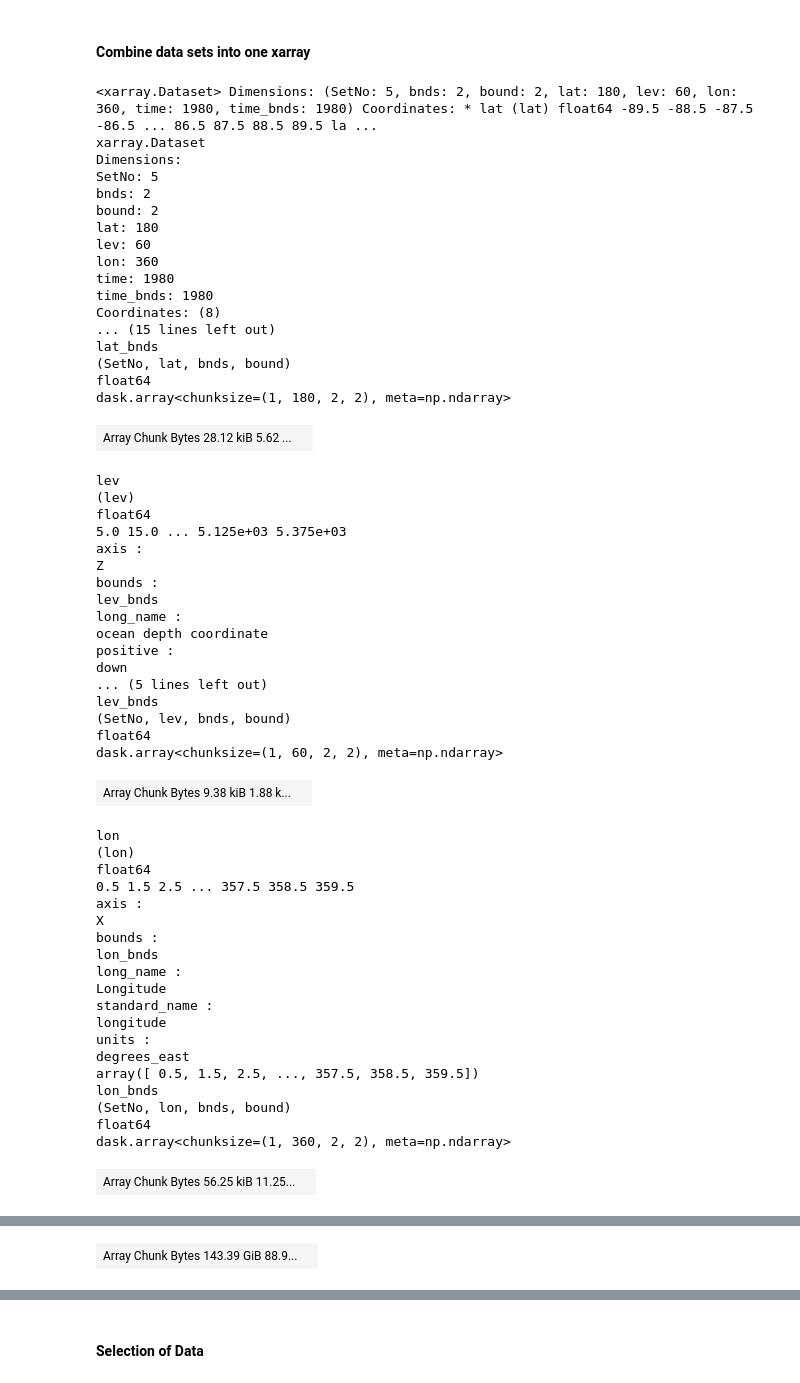
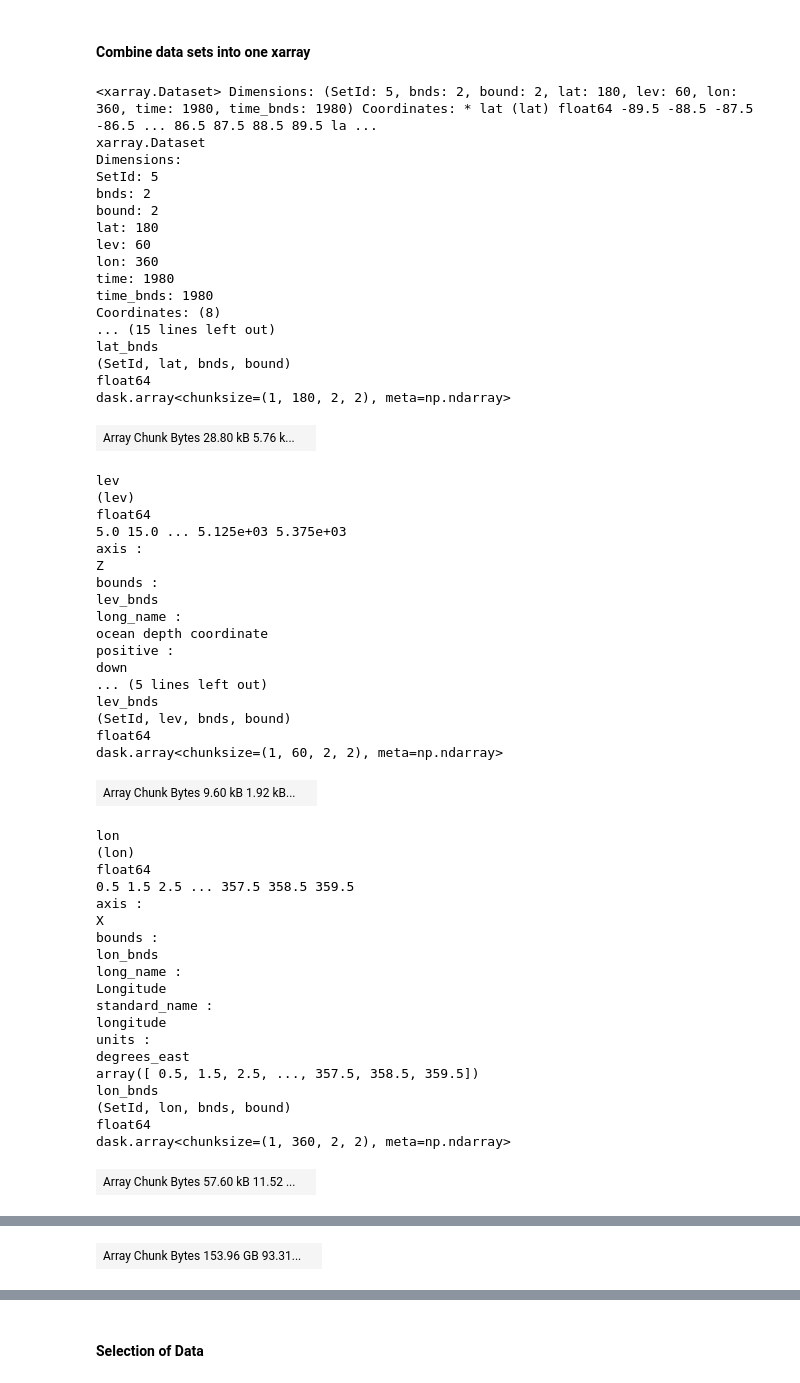
Before and after one commit to el1247/BAS_AI4ER_SAM, a Jupyter notebook: notebooks/exploratory/1.0_el_ESM3Analysis.ipynb, the cells around one changed output, grey strips where cells are left out. Drawn from its saved outputs; the diff is of its cells as text; code cells hidden in the pictures.

```diff
--- a/notebooks/exploratory/1.0_el_ESM3Analysis.ipynb
+++ b/notebooks/exploratory/1.0_el_ESM3Analysis.ipynb
@@ -5,0 +6,9 @@ The purpose of this notebook is to access the CMIP6 data sets and present the ES
+# %%
+variableId = 'thetao'
+experimentId = 'historical'
+sourceID = 'E3SM-1-0'
+
+startTimeFull = '1850-01-16' #Start of full data set, included
+endTimeFull = '2015-01-16' #End of full data set, excluded
+latSel = slice(-89.5,-29.5) #Selected latitude to be investigated
+dateS = '1950-01'
@@ -18,7 +30,7 @@ df = pd.read_csv('https://storage.googleapis.com/cmip6/cmip6-zarr-consolidated-s
 #### Filtering for relevant data sets
 ESM3 data sets
 # %%
-dfFilt = df[df.variable_id.eq('thetao') & df.experiment_id.eq('historical') & df.source_id.eq('E3SM-1-0')]
+dfFilt = df[df.variable_id.eq(variableId) & df.experiment_id.eq(experimentId) & df.source_id.eq(sourceID)]
 print(str(len(dfFilt))+" datasets found.")
 dfFilt
 # %% [output]
@@ -63,29 +75,29 @@ dataArea = dsArea.areacello
 #### Combine data sets into one xarray
 # %%
 for i in range(fileCount):
-    fileSetList[i]['time']=('time',np.arange('1850-01-16','2015-01-16',dtype='datetime64[M]'))
-    fileSetList[i]['time_bnds']=('time_bnds',np.arange('1850-01-16','2015-01-16',dtype='datetime64[M]'))
-fileSet = xr.combine_nested(fileSetList, concat_dim='SetNo')
+    fileSetList[i]['time']=('time',np.arange(startTimeFull,endTimeFull,dtype='datetime64[M]'))
+    fileSetList[i]['time_bnds']=('time_bnds',np.arange(startTimeFull,endTimeFull ,dtype='datetime64[M]'))
+fileSet = xr.combine_nested(fileSetList, concat_dim='SetId')
 fileSet
 # %% [output]
-<xarray.Dataset> Dimensions: (SetNo: 5, bnds: 2, bound: 2, lat: 180, lev: 60, lon: 360, time: 1980, time_bnds: 1980) Coordinates: * lat (lat) float64 -89.5 -88.5 -87.5 -86.5 ... 86.5 87.5 88.5 89.5 la ...
+<xarray.Dataset> Dimensions: (SetId: 5, bnds: 2, bound: 2, lat: 180, lev: 60, lon: 360, time: 1980, time_bnds: 1980) Coordinates: * lat (lat) float64 -89.5 -88.5 -87.5 -86.5 ... 86.5 87.5 88.5 89.5 la ...
 xarray.Dataset
 Dimensions:
-SetNo: 5
+SetId: 5
 bnds: 2
 bound: 2
 lat: 180
 lev: 60
 lon: 360
 time: 1980
 time_bnds: 1980
 Coordinates: (8)
 ... (15 lines left out)
 lat_bnds
-(SetNo, lat, bnds, bound)
+(SetId, lat, bnds, bound)
 float64
 dask.array<chunksize=(1, 180, 2, 2), meta=np.ndarray>
-| Array Chunk Bytes 28.12 kiB 5.62 ... |  |
+| Array Chunk Bytes 28.80 kB 5.76 k... |  |
 lev
 (lev)
 float64
@@ -100,10 +112,10 @@ positive :
 down
 ... (5 lines left out)
 lev_bnds
-(SetNo, lev, bnds, bound)
+(SetId, lev, bnds, bound)
 float64
 dask.array<chunksize=(1, 60, 2, 2), meta=np.ndarray>
-| Array Chunk Bytes 9.38 kiB 1.88 k... |  |
+| Array Chunk Bytes 9.60 kB 1.92 kB... |  |
 lon
 (lon)
 float64
@@ -120,10 +132,10 @@ units :
 degrees_east
 array([ 0.5, 1.5, 2.5, ..., 357.5, 358.5, 359.5])
 lon_bnds
-(SetNo, lon, bnds, bound)
+(SetId, lon, bnds, bound)
 float64
 dask.array<chunksize=(1, 360, 2, 2), meta=np.ndarray>
-| Array Chunk Bytes 56.25 kiB 11.25... |  |
+| Array Chunk Bytes 57.60 kB 11.52 ... |  |
 time
 (time)
 datetime64[ns]
@@ -142,4 +156,4 @@ dask.array<chunksize=(1, 6, 60, 180, 360), meta=np.ndarray>
-| Array Chunk Bytes 143.39 GiB 88.9... |  |
+| Array Chunk Bytes 153.96 GB 93.31... |  |
 Attributes: (0)
 # %% [markdown]
 #### Selection of Data
```
Also changed, not shown: parts of 10 cells of this notebook, 2 other files.
